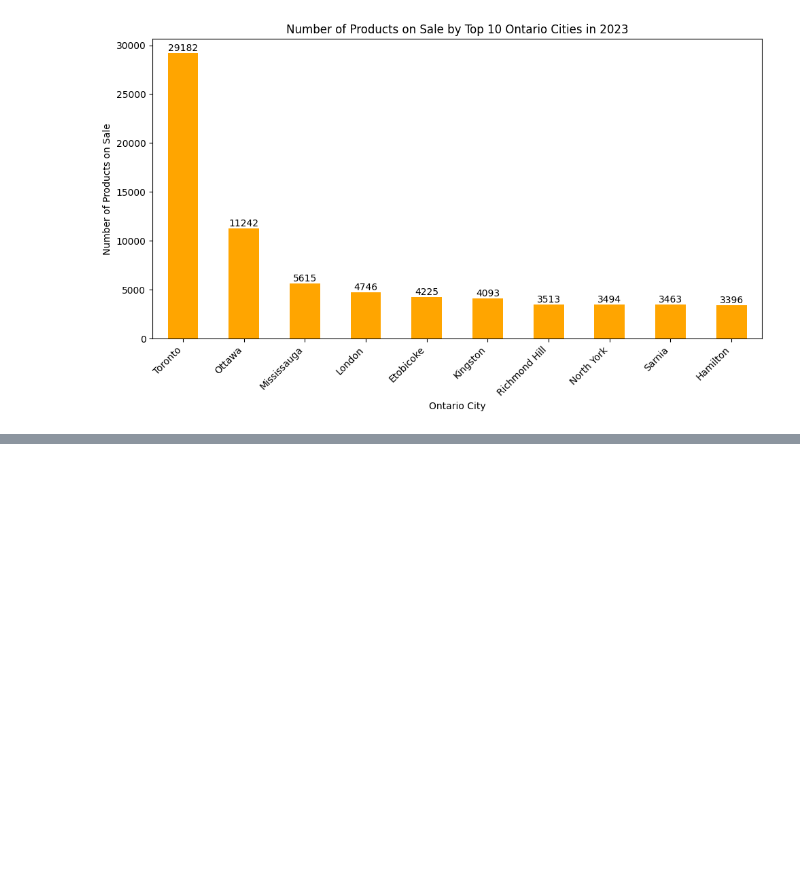
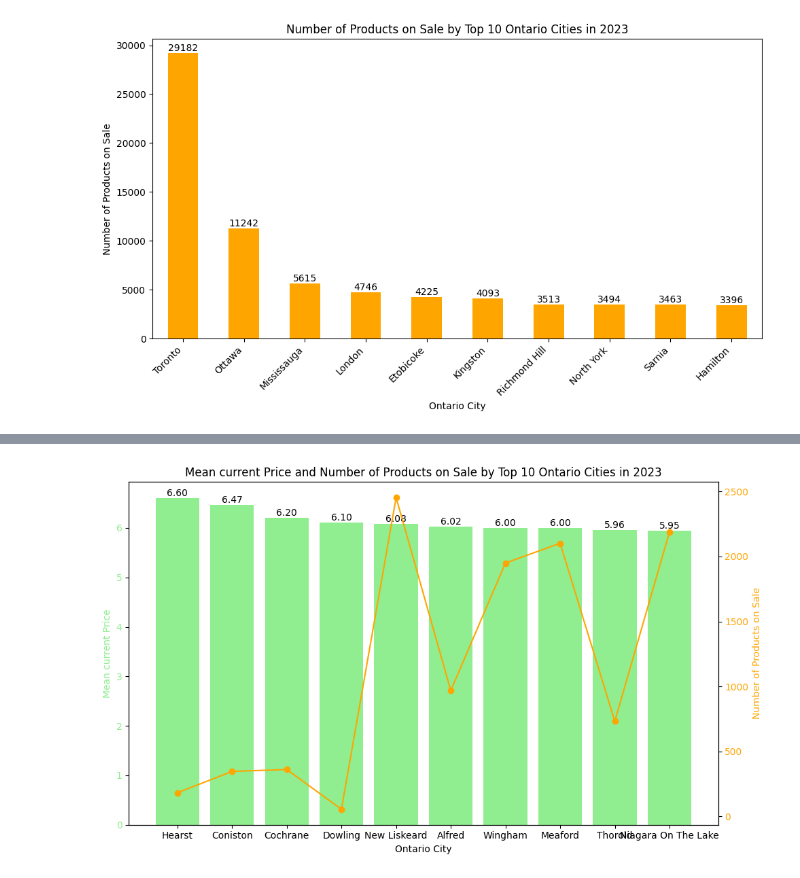
Before and after one commit to leningschulich/schulich_data_science, a Jupyter notebook: acp/Dynamic_Pricing_EDA (1).ipynb, the cells around one changed output, grey strips where cells are left out. Cells and saved outputs as stored; diff of their text form; code cells hidden in the pictures; blank space fills up the shorter version.

```diff
--- a/acp/Dynamic_Pricing_EDA (1).ipynb
+++ b/acp/Dynamic_Pricing_EDA (1).ipynb
@@ -1192,0 +1219,35 @@ plt.show()
+# %%
+
+# Group by city and calculate the mean current price and whether products are on sale for the year 2023
+city_data_2023 = ontario_retailers_2023.groupby('city').agg({'current_price': 'mean', 'is_onsale': 'sum'}).sort_values(by='current_price', ascending=False)
+
+# Select only the top 10 cities with the highest mean regular prices for the year 2023
+top_10_cities_2023 = city_data_2023.head(10)
+
+# Plot bar chart with numeric values on bars for the year 2023
+fig, ax1 = plt.subplots(figsize=(10, 6))
+
+# Plot mean regular price
+color = 'lightgreen'
+ax1.bar(top_10_cities_2023.index, top_10_cities_2023['current_price'], color=color)
+ax1.set_xlabel('Ontario City')
+ax1.set_ylabel('Mean current Price', color=color)
+ax1.tick_params(axis='y', labelcolor=color)
+
+# Display mean regular price values on the bars
+for i, v in enumerate(top_10_cities_2023['current_price']):
+    ax1.text(i, v, f'{v:.2f}', ha='center', va='bottom', color='black')
+
+# Create a secondary y-axis to plot the number of products on sale
+ax2 = ax1.twinx()
+color = 'orange'
+ax2.plot(top_10_cities_2023.index, top_10_cities_2023['is_onsale'], color=color, marker='o')
+ax2.set_ylabel('Number of Products on Sale', color=color)
+ax2.tick_params(axis='y', labelcolor=color)
+
+plt.title('Mean current Price and Number of Products on Sale by Top 10 Ontario Cities in 2023')
+plt.xticks(rotation=45, ha='right')
+plt.tight_layout()
+plt.show()
+# %% [output]
+[figure, added]
```
Also changed, not shown: parts of 9 cells of this notebook, 3 other files.
